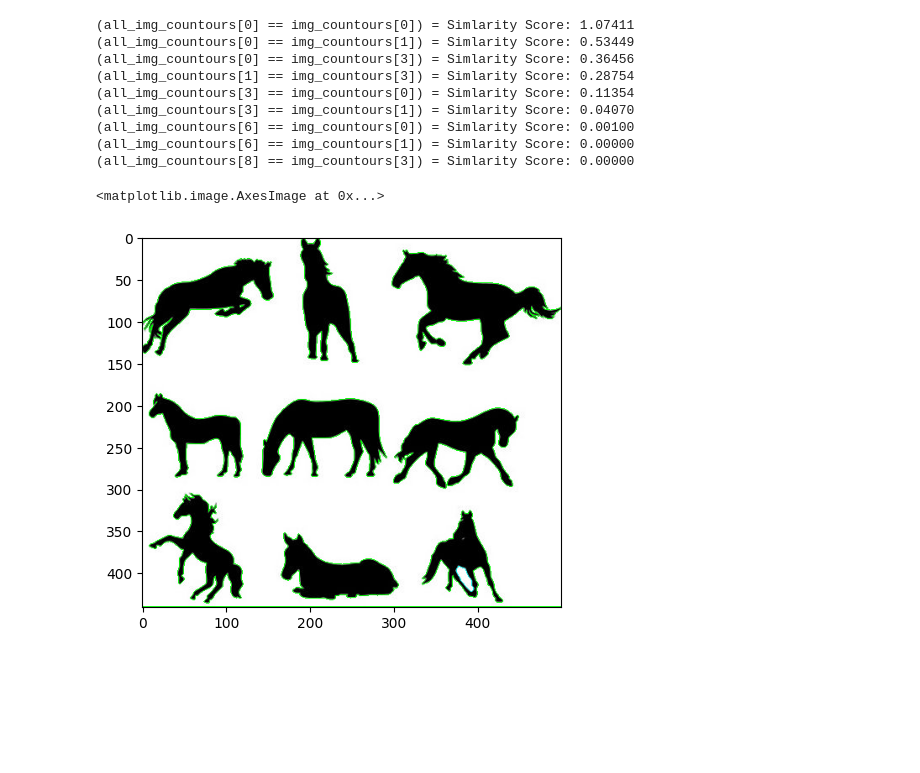
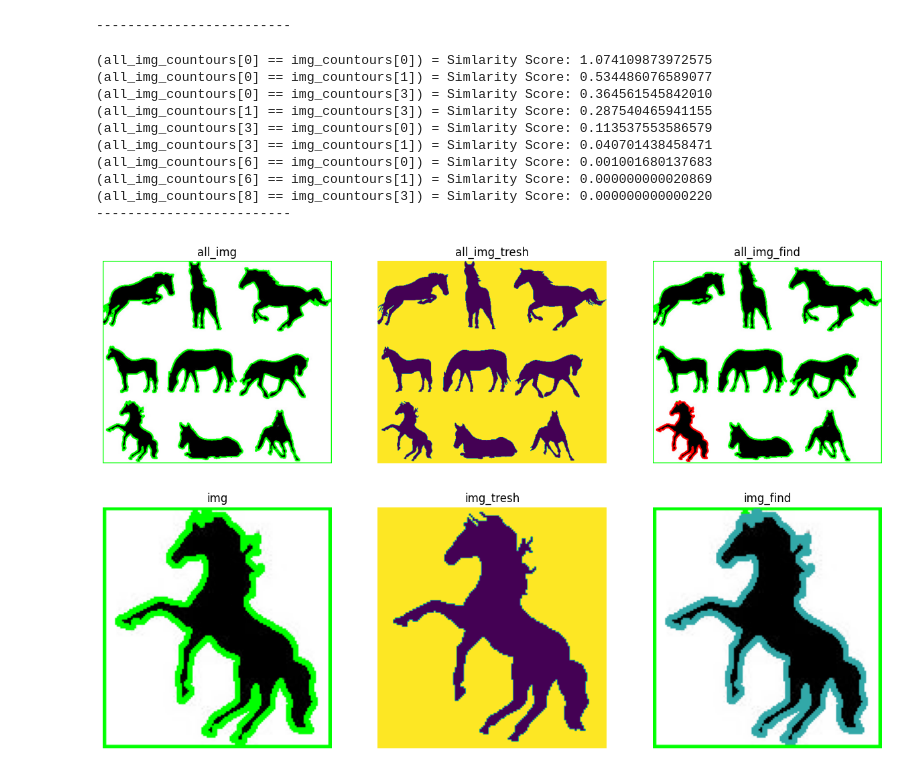
Before and after one commit to VladKutko/WKITB, a Jupyter notebook: lessons/lb2/lb2.ipynb, the cells around one changed output. Drawn from its saved outputs; the diff is of its cells as text; code cells hidden in the pictures; blank space fills up the shorter version.

```diff
--- a/lessons/lb2/lb2.ipynb
+++ b/lessons/lb2/lb2.ipynb
@@ -5,10 +6,31 @@ import numpy as np
+# %%
+img = cv.imread("images/horse.png")
+all_img = cv.imread("images/horses.jpg")
+
+images, titles = [], []
+
+def print1x3(images, titles):
+    plt.figure(figsize=(15,10))
+    for i, img in enumerate(images):
+        plt.subplot(1, 3, i+1)
+        plt.imshow(img)
+        plt.title(titles[i])
+        plt.axis('off')
 # %%
-img = cv.imread("images/horse.png")
-all_img = cv.imread("images/horses.jpg")
+# Перетворення зображень в відтінки сірого
 gray_img, all_gray_img = cv.cvtColor(img, cv.COLOR_BGR2GRAY), cv.cvtColor(all_img, cv.COLOR_BGR2GRAY)
 
+# Застосування глобального порогу для бінаризації зображення
 _, img_tresh = cv.threshold(gray_img, 127, 255, cv.THRESH_BINARY)
-img_contours, img_hierarchy = cv.findContours(img_tresh, cv.RETR_CCOMP, cv.CHAIN_APPROX_SIMPLE)
+# Знаходження контурів в першому зображенні
+img_contours, img_hierarchy = cv.findContours(img_tresh, cv.RETR_CCOMP, cv.CHAIN_APPROX_NONE)
 
 _, all_img_tresh = cv.threshold(all_gray_img, 127, 255, cv.THRESH_BINARY)
-all_img_contours, all_img_hierarchy = cv.findContours(all_img_tresh, cv.RETR_CCOMP, cv.CHAIN_APPROX_SIMPLE)
+all_img_contours, all_img_hierarchy = cv.findContours(all_img_tresh, cv.RETR_CCOMP, cv.CHAIN_APPROX_NONE)
+
+# Відображення контурів на обох зображеннях зеленим кольором
+cv.drawContours(img, img_contours, -1, color=(0, 255, 0), thickness=2)
+cv.drawContours(all_img, all_img_contours, -1, color=(0, 255, 0), thickness=2)
+print('-------------------------')
+# %% [output]
+-------------------------
@@ -28,34 +37,41 @@ cv.destroyAllWindows()
 # %%
+# Ініціалізація змінних для збереження найбільш схожих контурів
 most_similar = float('inf')
 contour1, contour2 = all_img_contours[0], img_contours[0]
+all_img_find, img_find = all_img.copy(), img.copy()
 
+# Цикл для порівняння всіх контурів між двома зображеннями
 for i, all_img_contour in enumerate(all_img_contours):
     for j, img_contour in enumerate(img_contours):
+        # Використання функції matchShapes для знаходження ступеню схожості контурів
         similarity =  cv.matchShapes(all_img_contour, img_contour, cv.CONTOURS_MATCH_I1, 0.0)
         if similarity < most_similar:
             most_similar = similarity
             contour1, contour2 = all_img_contours[i], img_contours[j]
-            print(f"(all_img_countours[{i}] == img_countours[{j}]) = Simlarity Score: {most_similar:.5f}")
+            print(f"(all_img_countours[{i}] == img_countours[{j}]) = Simlarity Score: {most_similar:.15f}")
 
-cv.drawContours(all_img, [contour1], -1, (0, 245, 240), 1)
-cv.drawContours(img, [contour2], -1, (50, 168, 168), 1)
-cv.imshow('all_img, [countour1]', all_img)
-cv.imshow('img, [countour2]', img)
-
-cv.waitKey(0)
-cv.destroyAllWindows()
+cv.drawContours(all_img_find, [contour1], -1, color=(255, 0, 0), thickness=2)
+cv.drawContours(img_find, [contour2], -1, color=(50, 168, 168), thickness=2)
+print('-------------------------')
 # %% [output]
-(all_img_countours[0] == img_countours[0]) = Simlarity Score: 1.07411
-(all_img_countours[0] == img_countours[1]) = Simlarity Score: 0.53449
-(all_img_countours[0] == img_countours[3]) = Simlarity Score: 0.36456
-(all_img_countours[1] == img_countours[3]) = Simlarity Score: 0.28754
-(all_img_countours[3] == img_countours[0]) = Simlarity Score: 0.11354
-(all_img_countours[3] == img_countours[1]) = Simlarity Score: 0.04070
-(all_img_countours[6] == img_countours[0]) = Simlarity Score: 0.00100
-(all_img_countours[6] == img_countours[1]) = Simlarity Score: 0.00000
-(all_img_countours[8] == img_countours[3]) = Simlarity Score: 0.00000
+(all_img_countours[0] == img_countours[0]) = Simlarity Score: 1.074109873972575
+(all_img_countours[0] == img_countours[1]) = Simlarity Score: 0.534486076589077
+(all_img_countours[0] == img_countours[3]) = Simlarity Score: 0.364561545842010
+(all_img_countours[1] == img_countours[3]) = Simlarity Score: 0.287540465941155
+(all_img_countours[3] == img_countours[0]) = Simlarity Score: 0.113537553586579
+(all_img_countours[3] == img_countours[1]) = Simlarity Score: 0.040701438458471
+(all_img_countours[6] == img_countours[0]) = Simlarity Score: 0.001001680137683
+(all_img_countours[6] == img_countours[1]) = Simlarity Score: 0.000000000020869
+(all_img_countours[8] == img_countours[3]) = Simlarity Score: 0.000000000000220
+-------------------------
-# %%
-plt.imshow(all_img)
-# %% [output]
-<matplotlib.image.AxesImage at 0x...>
-[figure, removed]
+# %%
+images = [all_img, all_img_tresh, all_img_find]
+titles = ['all_img', 'all_img_tresh', 'all_img_find']
+print1x3(images, titles)
+
+images = [img, img_tresh, img_find]
+titles = ['img', 'img_tresh', 'img_find']
+print1x3(images, titles)
+# %% [output]
+[figure, added]
+[figure, added]
```
Also changed, not shown: parts of 5 cells of this notebook.
